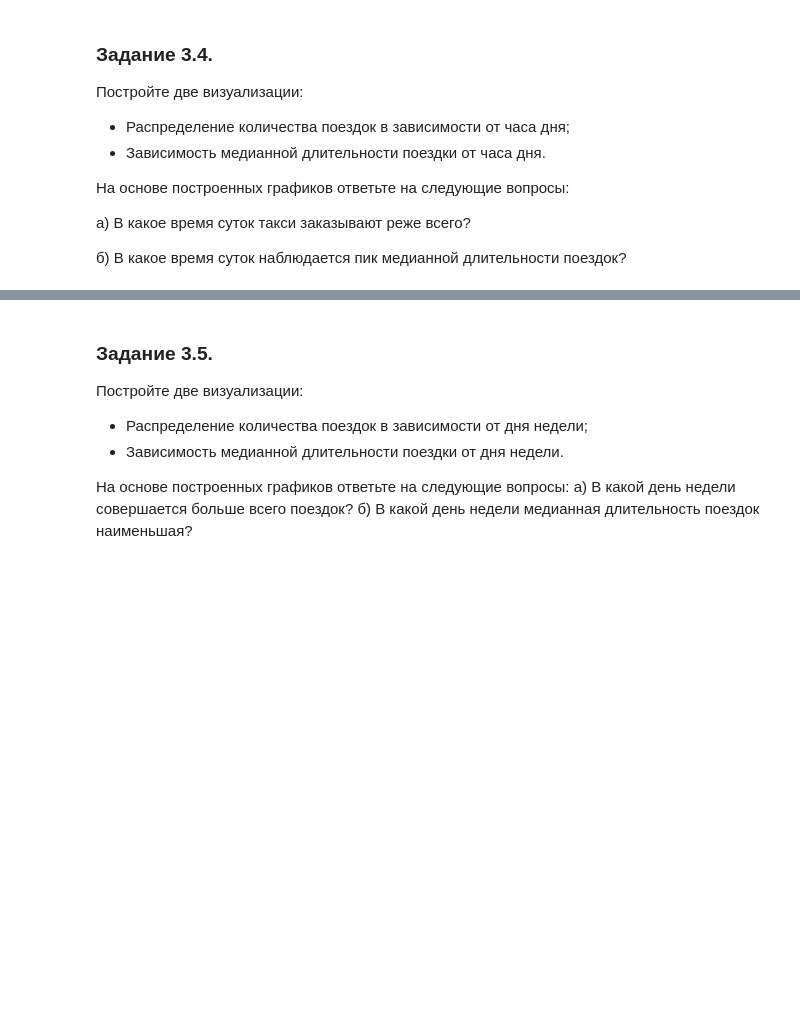
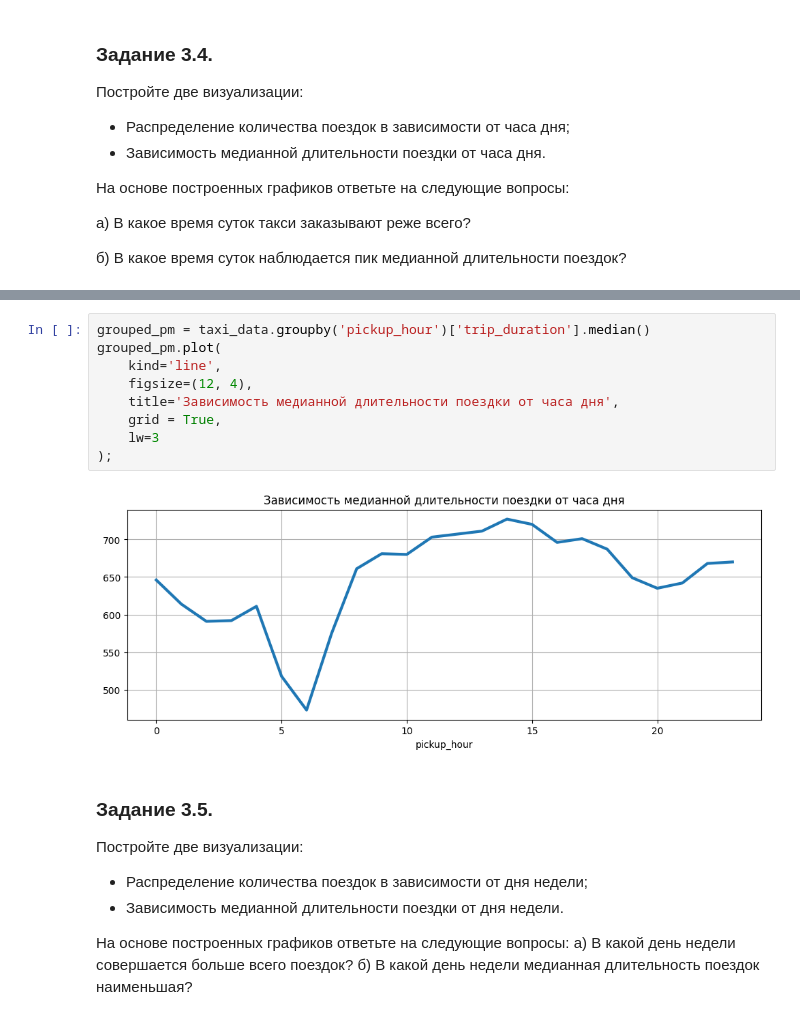
Before and after one commit to Alevtina529/test, a Jupyter notebook: Project_5__Ноутбук_шаблон.ipynb, the cells around one changed output, grey strips where cells are left out. Cells and saved outputs as stored; diff of their text form; blank space fills up the shorter version.

```diff
--- a/Project_5__Ноутбук_шаблон.ipynb
+++ b/Project_5__Ноутбук_шаблон.ipynb
@@ -746,3 +772,14 @@ boxplot.grid()
+# %%
+grouped_pm = taxi_data.groupby('pickup_hour')['trip_duration'].median()
+grouped_pm.plot(
+    kind='line',
+    figsize=(12, 4),
+    title='Зависимость медианной длительности поездки от часа дня',
+    grid = True,
+    lw=3
+);
+# %% [output]
+[figure, added]
 # %% [markdown]
 ### Задание 3.5.
 Постройте две визуализации:
```
Also changed, not shown: parts of 12 cells of this notebook.
